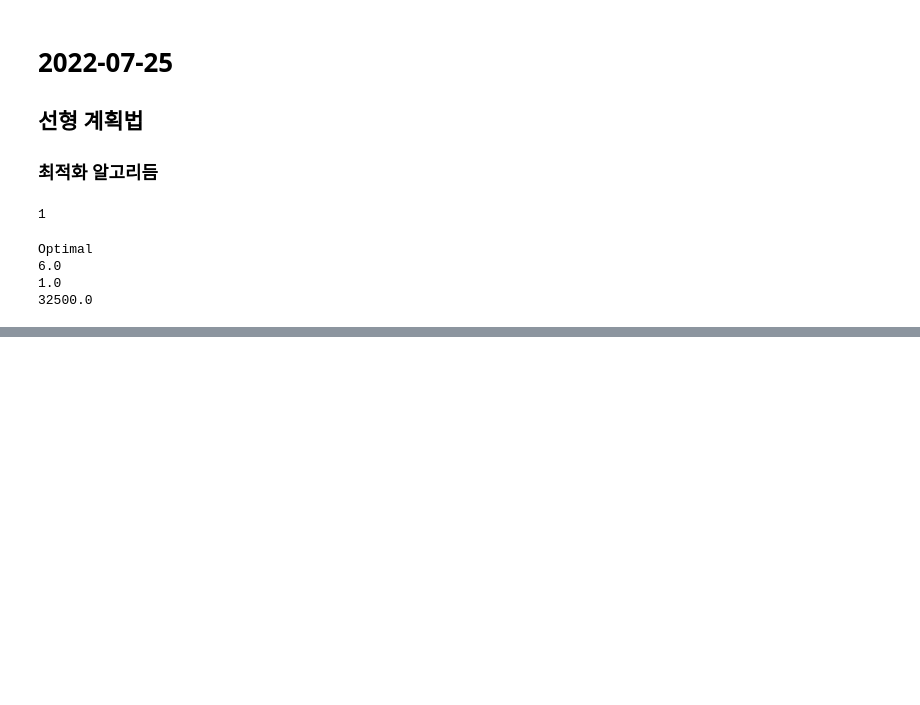
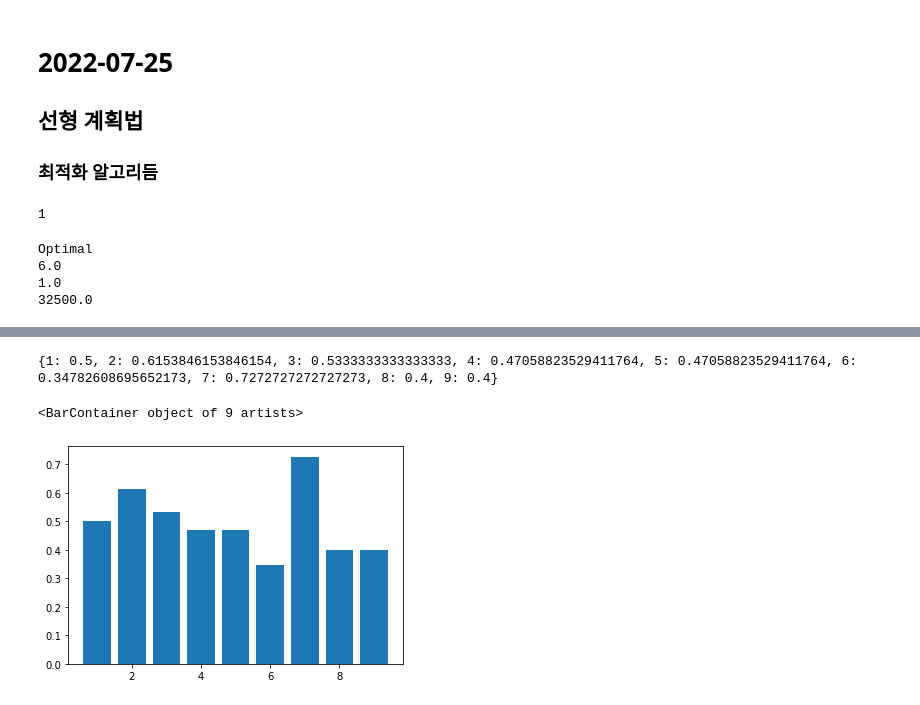
Before and after one commit to tigerkey10/bioinfo.github.io, a Jupyter notebook: 2022-07-24-greedy_algorithm_and_others.ipynb, the cells around one changed output, grey strips where cells are left out. Drawn from its saved outputs; the diff is of its cells as text; code cells hidden in the pictures; blank space fills up the shorter version.

```diff
--- a/2022-07-24-greedy_algorithm_and_others.ipynb
+++ b/2022-07-24-greedy_algorithm_and_others.ipynb
@@ -201,0 +289,8 @@ Optimal
+# %%
+# 3. 근접중심성
+print(nx.closeness_centrality(g))
+plt.bar(nx.closeness_centrality(g).keys(), nx.closeness_centrality(g).values())
+# %% [output]
+{1: 0.5, 2: 0.6153846153846154, 3: 0.5333333333333333, 4: 0.47058823529411764, 5: 0.47058823529411764, 6: 0.34782608695652173, 7: 0.7272727272727273, 8: 0.4, 9: 0.4}
+<BarContainer object of 9 artists>
+[figure, added]
```
Also changed, not shown: parts of 19 cells of this notebook, 4 other files.
